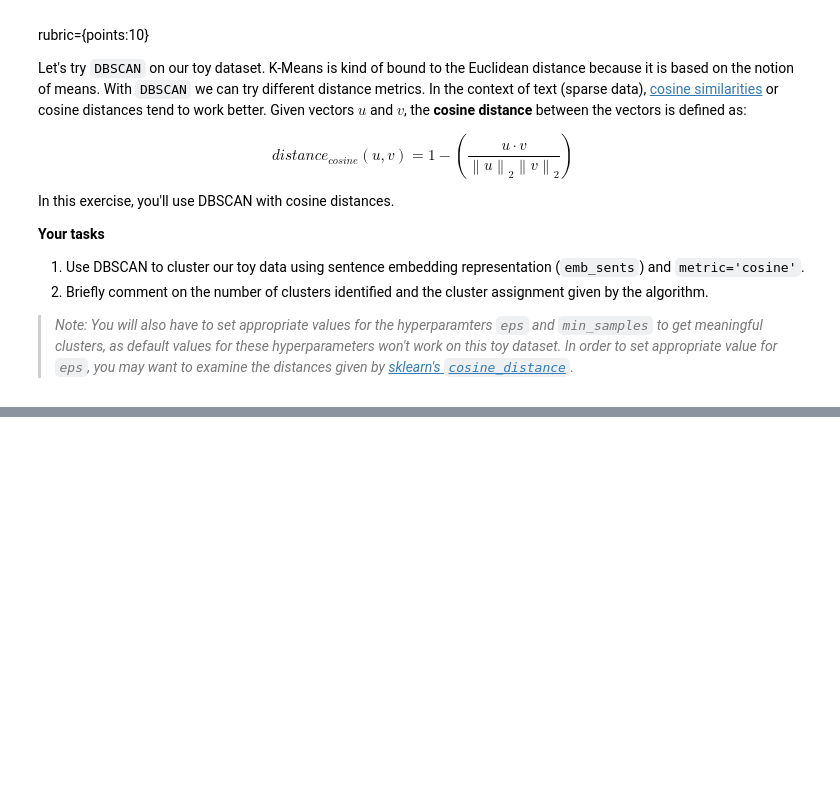
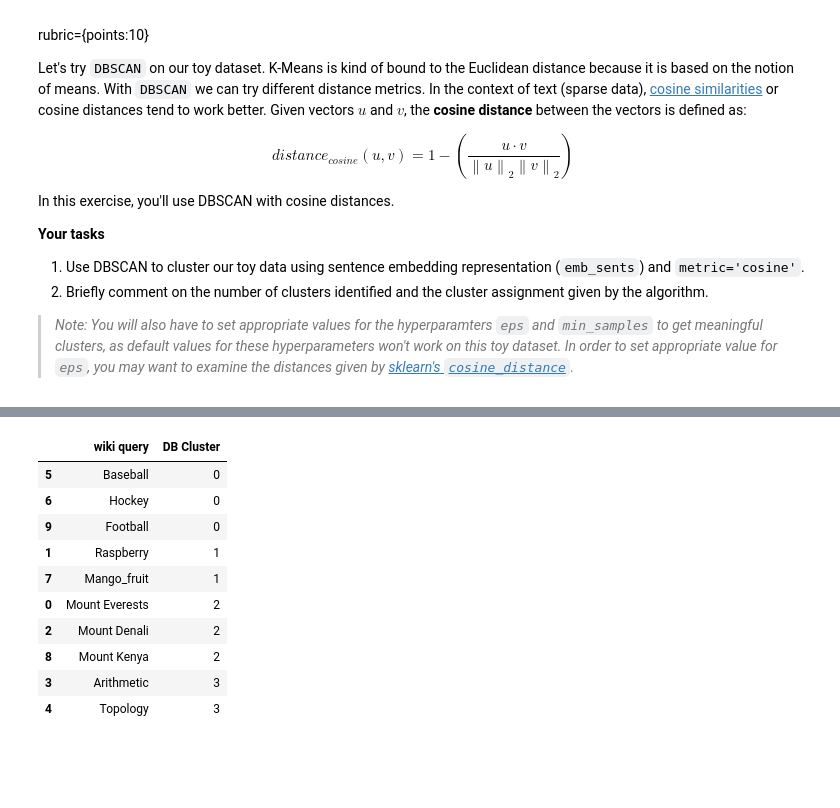
Before and after one commit to Blaise143/CPSC-330-ASSIGNMENTS, a Jupyter notebook: hw7/hw7.ipynb, the cells around one changed output, grey strips where cells are left out. Saved outputs shown, nothing was run; the diff lists cells and outputs as text; code cells hidden in the pictures; blank space fills up the shorter version.

```diff
--- a/hw7/hw7.ipynb
+++ b/hw7/hw7.ipynb
@@ -241,0 +296,9 @@ emb_sent_df
+# %%
+emb_kmeans = KMeans(n_clusters=4)
+emb_kmeans.fit(emb_sent_df)
+
+wiki_querries = wiki_df[['wiki query']].copy(deep = True)
+
+emb_clusters = emb_kmeans.labels_
+wiki_querries["Cluster"] = emb_clusters
+wiki_querries.sort_values("Cluster")
@@ -260,3 +356,24 @@ In this exercise, you'll use DBSCAN with cosine distances.
+# %%
+db_scan = DBSCAN(metric="cosine", min_samples=2, eps=0.1)
+db_scan.fit(emb_sents)
+
+wiki_querries = wiki_df[['wiki query']].copy(deep = True)
+
+db_clusters = db_scan.labels_#.labels_
+wiki_querries["DB Cluster"] = emb_clusters
+wiki_querries.sort_values("DB Cluster")
+# %% [output]
+|  | wiki query | DB Cluster |
+| 5 | Baseball | 0 |
+| 6 | Hockey | 0 |
+| 9 | Football | 0 |
+| 1 | Raspberry | 1 |
+| 7 | Mango_fruit | 1 |
+| 0 | Mount Everests | 2 |
+| 2 | Mount Denali | 2 |
+| 8 | Mount Kenya | 2 |
+| 3 | Arithmetic | 3 |
+| 4 | Topology | 3 |
 # %% [markdown]
 <br><br>
 # %% [markdown]
```
Also changed, not shown: parts of 8 cells of this notebook.
